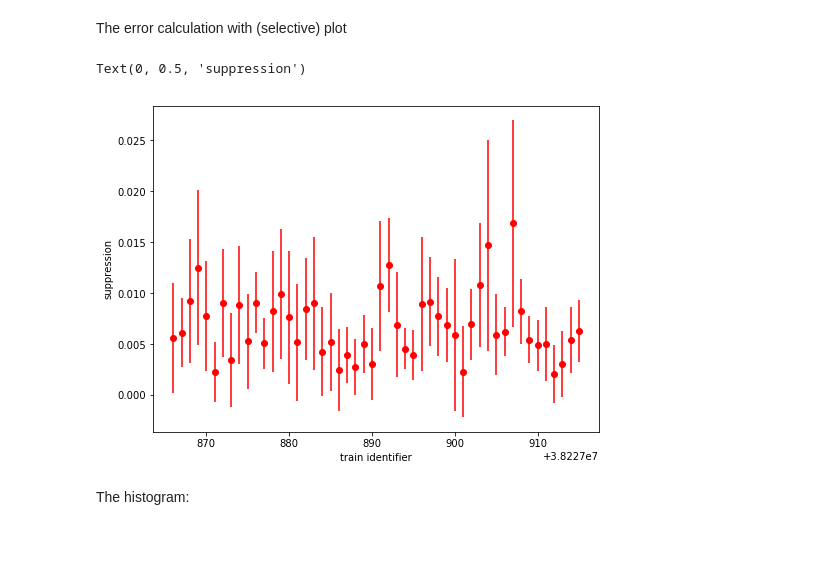
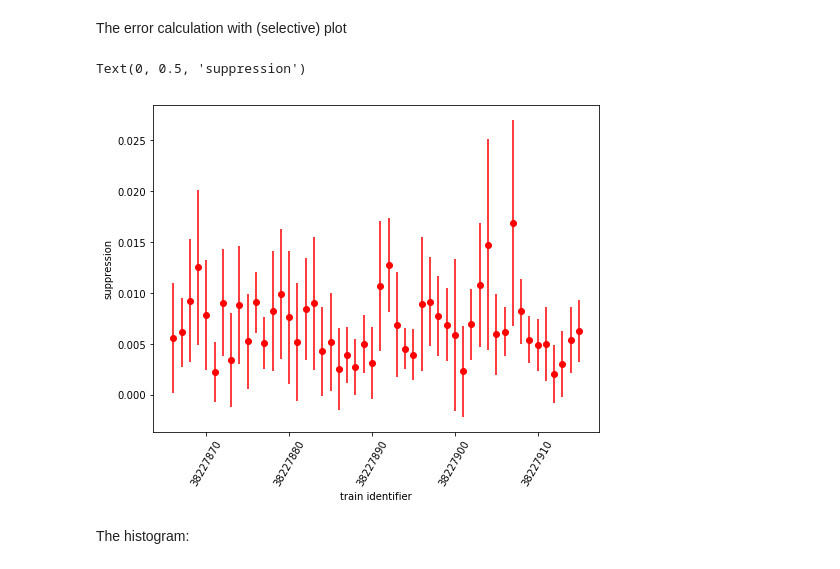
Before and after one commit to European-XFEL/karabo_data, a Jupyter notebook: docs/xpd_examples2.ipynb, the cells around one changed output. Saved outputs shown, nothing was run; the diff lists cells and outputs as text; code cells hidden in the pictures; blank space fills up the shorter version.

```diff
--- a/docs/xpd_examples2.ipynb
+++ b/docs/xpd_examples2.ipynb
@@ -231,14 +237,16 @@ The error calculation with (selective) plot
 # %%
 sa3_rel_error = np.sqrt(np.square(sa3_stddev_off / sa3_mean_off) + np.square(sa3_stddev_on / sa3_mean_on))
 sa3_abs_error = sa3_rel_error * sa3_suppression
 fig = plt.figure(figsize=(8, 6))
 ax = fig.add_subplot(1, 1, 1)
 ax.errorbar(sa1_suppression.coords['trainId'].values[:50], sa3_suppression[:50], yerr=sa3_abs_error[:50], fmt='ro')
 ax.set_xlabel('train identifier')
+ax.ticklabel_format(style='plain', useOffset=False)
+plt.xticks(rotation=60)
 ax.set_ylabel('suppression')
 # %% [output]
 Text(0, 0.5, 'suppression')
-[figure, old version]
+[figure, new version]
 # %% [markdown]
 The histogram:
 # %%
```
Also changed, not shown: parts of 4 cells of this notebook.
